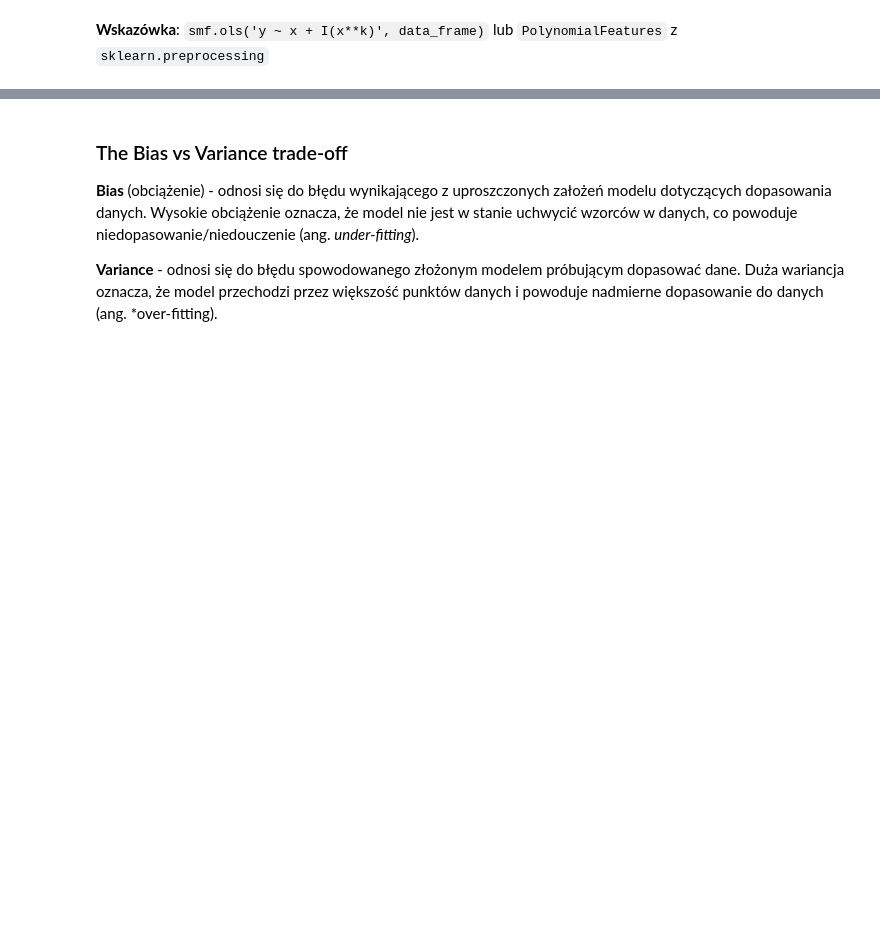
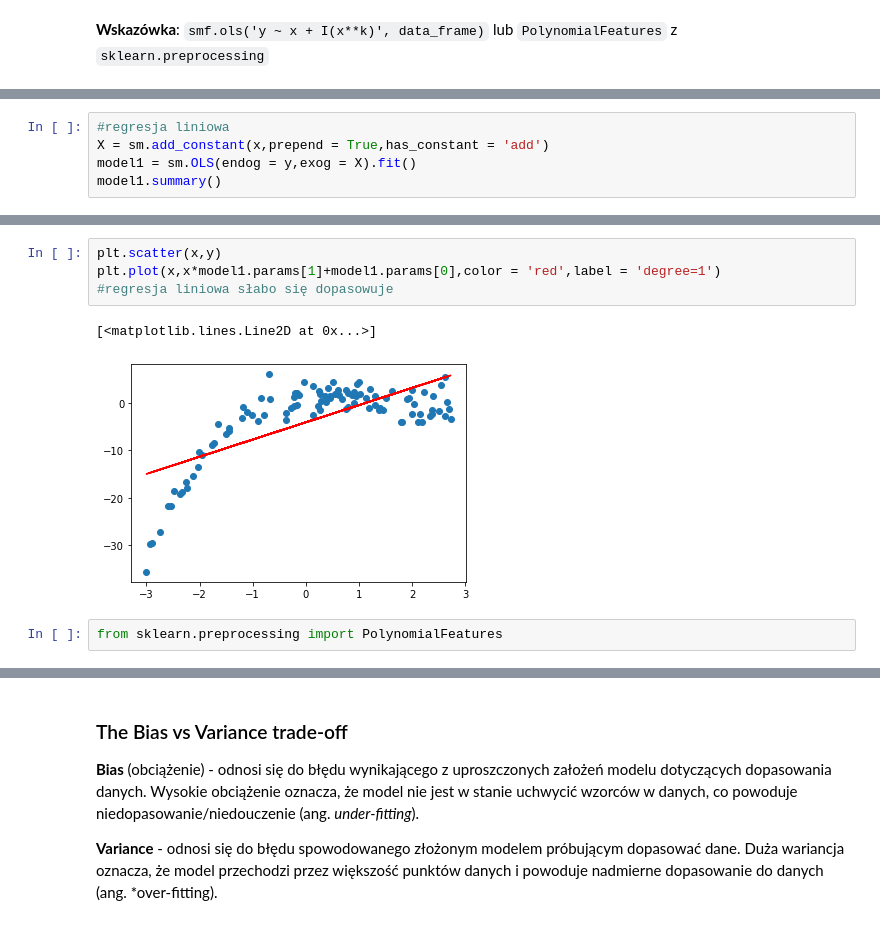
Before and after one commit to mdabrowski-phd/ds250223_regression, a Jupyter notebook: workshops/05_regresja/04_regresja_wielomianowa.ipynb, the cells around one changed output, grey strips where cells are left out. Saved outputs shown, nothing was run; the diff lists cells and outputs as text; blank space fills up the shorter version.

Commit message:
regresja wielomianowa ost

```diff
--- a/workshops/05_regresja/04_regresja_wielomianowa.ipynb
+++ b/workshops/05_regresja/04_regresja_wielomianowa.ipynb
@@ -31,0 +43,5 @@ d) regresji wielomianowej stopnia 20: $y=\beta_0 + \beta_1\cdot x + \beta_2\cdot
+# %%
+#regresja liniowa
+X = sm.add_constant(x,prepend = True,has_constant = 'add')
+model1 = sm.OLS(endog = y,exog = X).fit()
+model1.summary()
@@ -31,0 +68,9 @@ d) regresji wielomianowej stopnia 20: $y=\beta_0 + \beta_1\cdot x + \beta_2\cdot
+# %%
+plt.scatter(x,y)
+plt.plot(x,x*model1.params[1]+model1.params[0],color = 'red',label = 'degree=1')
+#regresja liniowa słabo się dopasowuje
+# %% [output]
+[<matplotlib.lines.Line2D at 0x...>]
+[figure, added]
+# %%
+from sklearn.preprocessing import PolynomialFeatures
```
Also changed, not shown: parts of 14 cells of this notebook.
